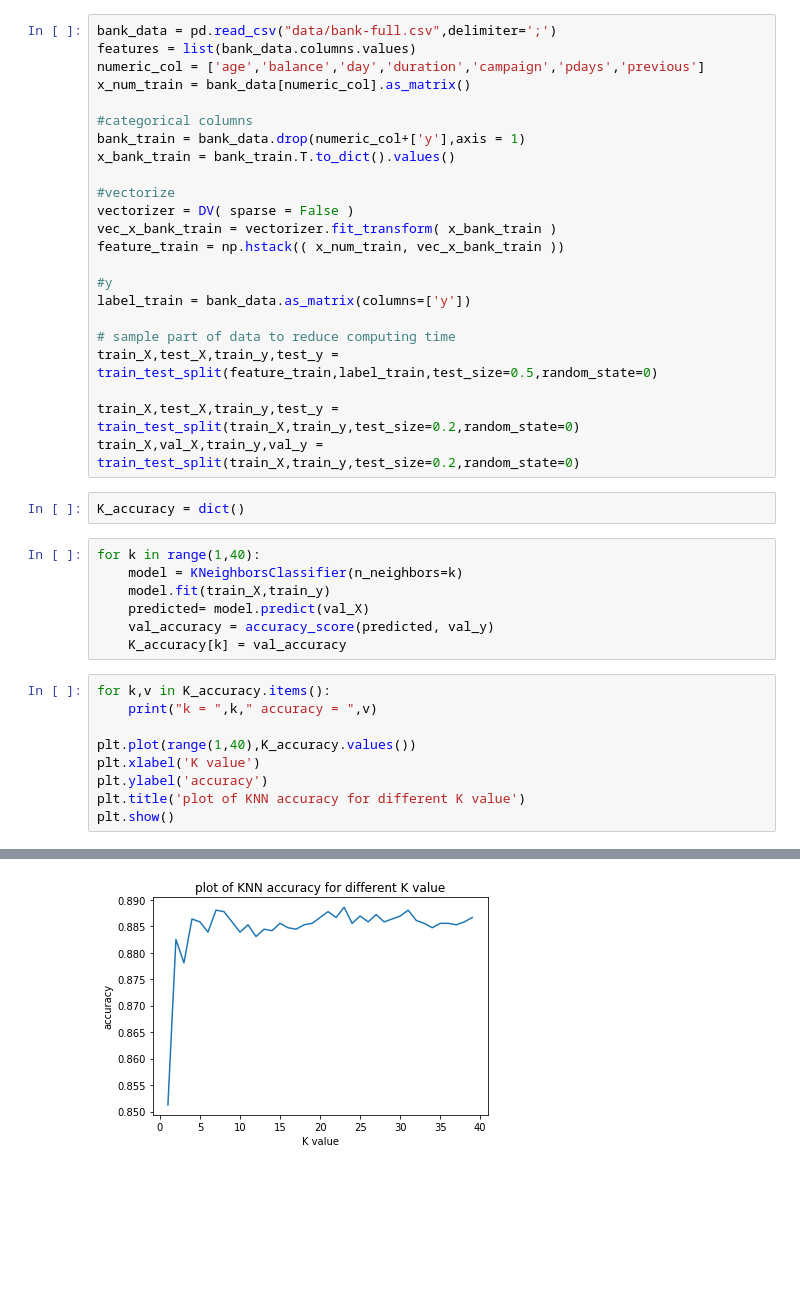
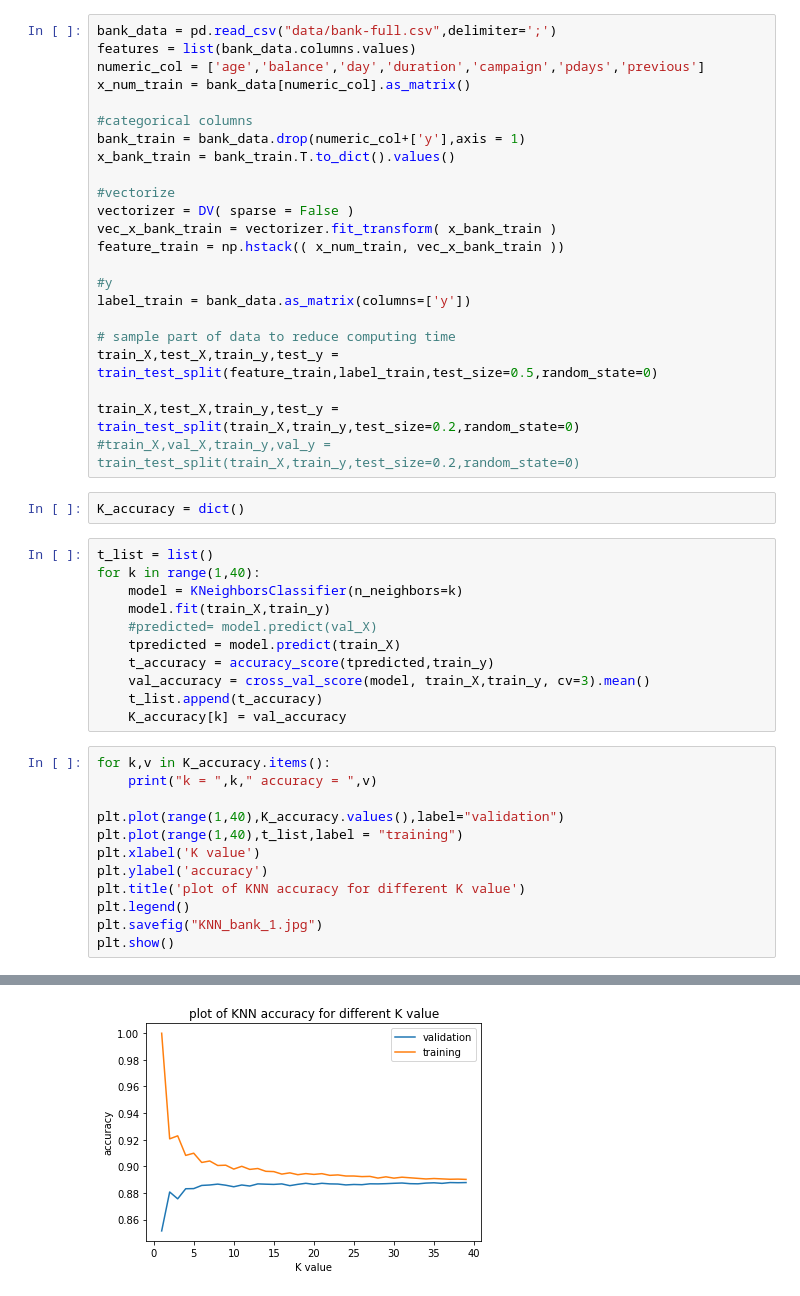
Before and after one commit to Jimmymiji/CS-4641, a Jupyter notebook: Assignment1/KNN-bank.ipynb, the cells around one changed output, grey strips where cells are left out. Cells and saved outputs as stored; diff of their text form; blank space fills up the shorter version.

```diff
--- a/Assignment1/KNN-bank.ipynb
+++ b/Assignment1/KNN-bank.ipynb
@@ -30,23 +31,30 @@ label_train = bank_data.as_matrix(columns=['y'])
 train_X,test_X,train_y,test_y = train_test_split(feature_train,label_train,test_size=0.5,random_state=0)
 
 train_X,test_X,train_y,test_y = train_test_split(train_X,train_y,test_size=0.2,random_state=0)
-train_X,val_X,train_y,val_y = train_test_split(train_X,train_y,test_size=0.2,random_state=0)
+#train_X,val_X,train_y,val_y = train_test_split(train_X,train_y,test_size=0.2,random_state=0)
 # %%
 K_accuracy = dict()
 # %%
+t_list = list()
 for k in range(1,40):
     model = KNeighborsClassifier(n_neighbors=k)
     model.fit(train_X,train_y)
-    predicted= model.predict(val_X)
-    val_accuracy = accuracy_score(predicted, val_y)
+    #predicted= model.predict(val_X)
+    tpredicted = model.predict(train_X)
+    t_accuracy = accuracy_score(tpredicted,train_y)
+    val_accuracy = cross_val_score(model, train_X,train_y, cv=3).mean()
+    t_list.append(t_accuracy)
     K_accuracy[k] = val_accuracy
 # %%
 for k,v in K_accuracy.items():
     print("k = ",k," accuracy = ",v)
 
-plt.plot(range(1,40),K_accuracy.values())
+plt.plot(range(1,40),K_accuracy.values(),label="validation")
+plt.plot(range(1,40),t_list,label = "training")
 plt.xlabel('K value')
 plt.ylabel('accuracy')
 plt.title('plot of KNN accuracy for different K value')
+plt.legend()
+plt.savefig("KNN_bank_1.jpg")
 plt.show()
 # %% [output]
@@ -70,4 +78,4 @@ k =  39  accuracy =  0.8866463920376002
-[figure, old version]
+[figure, new version]
 # %%
 sorted_K_accuracy = sorted(K_accuracy.items(), key=lambda kv: kv[1],reverse=True)
 for k,v in sorted_K_accuracy:
```
Also changed, not shown: parts of 5 cells of this notebook, 35 other files.
